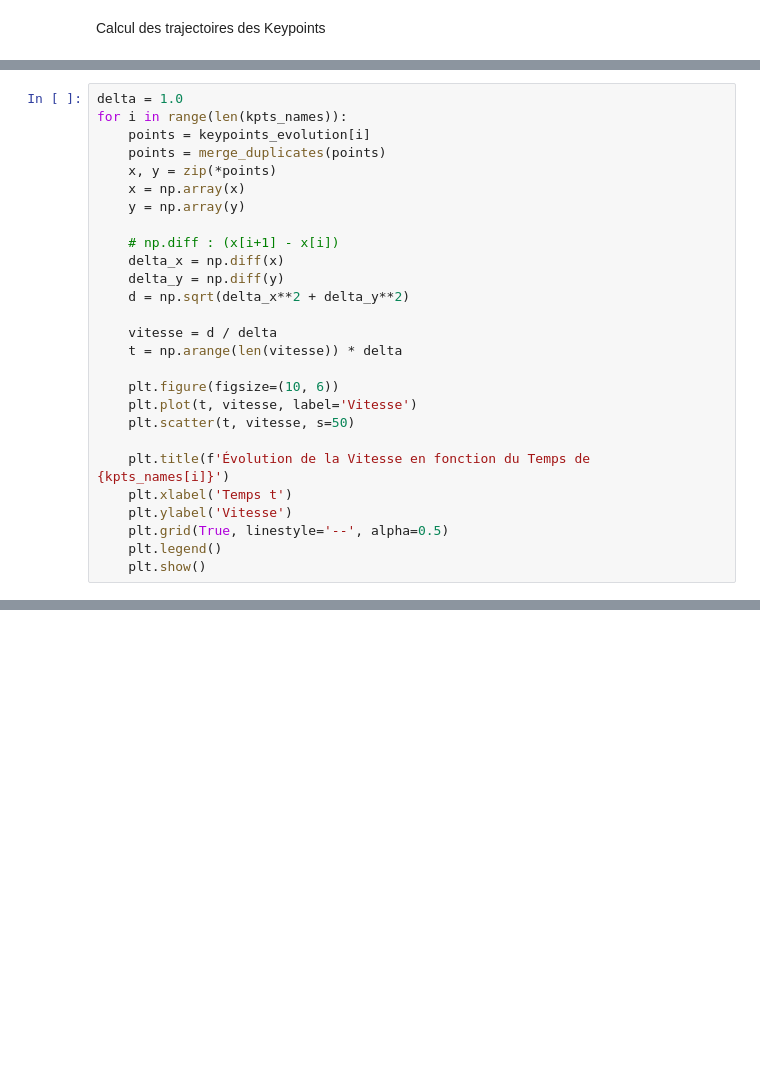
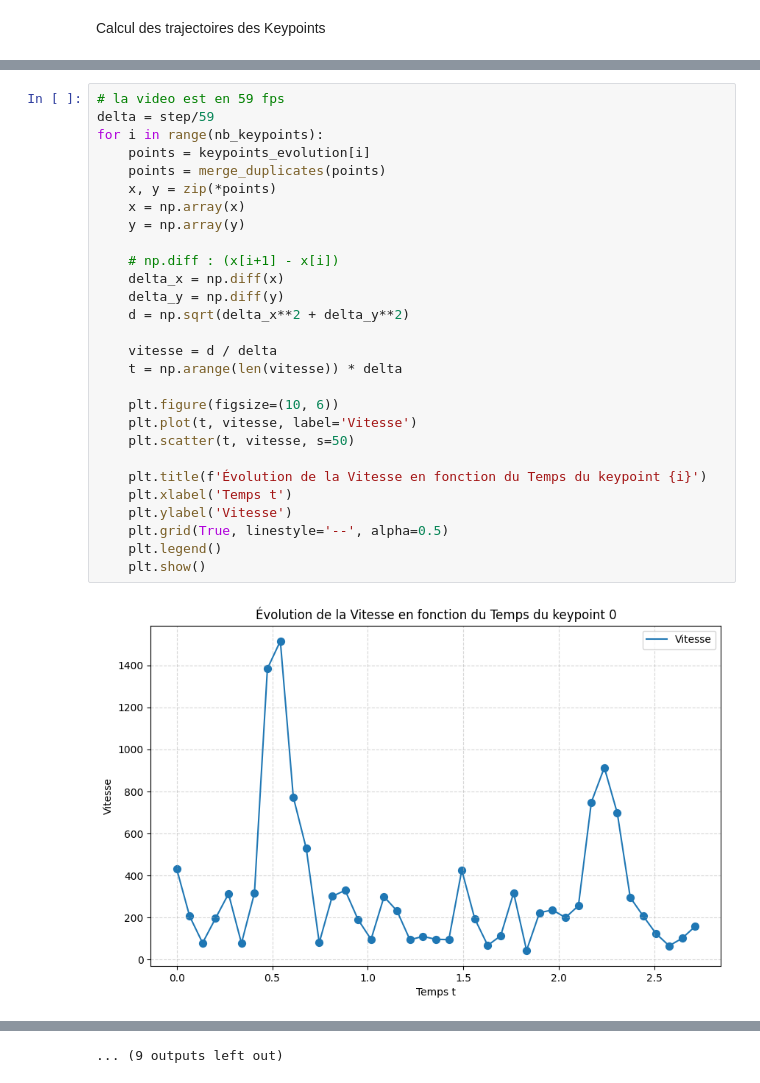
Before and after one commit to TomSaw31/Projet-MMPose, a Jupyter notebook: Projet_MMPose.ipynb, the cells around one changed output, grey strips where cells are left out. Cells and saved outputs as stored; diff of their text form; blank space fills up the shorter version.

```diff
--- a/Projet_MMPose.ipynb
+++ b/Projet_MMPose.ipynb
@@ -297,27 +552,30 @@ Calcul des vitesses
 # %%
-delta = 1.0
-for i in range(len(kpts_names)):
+# la video est en 59 fps
+delta = step/59
+for i in range(nb_keypoints):
     points = keypoints_evolution[i]
     points = merge_duplicates(points)
     x, y = zip(*points)
     x = np.array(x)
     y = np.array(y)
 
     # np.diff : (x[i+1] - x[i])
     delta_x = np.diff(x)
     delta_y = np.diff(y)
     d = np.sqrt(delta_x**2 + delta_y**2)
 
     vitesse = d / delta
     t = np.arange(len(vitesse)) * delta
 
     plt.figure(figsize=(10, 6))
     plt.plot(t, vitesse, label='Vitesse')
     plt.scatter(t, vitesse, s=50)
 
-    plt.title(f'Évolution de la Vitesse en fonction du Temps de {kpts_names[i]}')
+    plt.title(f'Évolution de la Vitesse en fonction du Temps du keypoint {i}')
     plt.xlabel('Temps t')
     plt.ylabel('Vitesse')
     plt.grid(True, linestyle='--', alpha=0.5)
     plt.legend()
     plt.show()
+# %% [output]
+[figure, added]
@@ -323,0 +593 @@ for i in range(len(kpts_names)):
+... (9 outputs left out)
```
Also changed, not shown: parts of 27 cells of this notebook.
